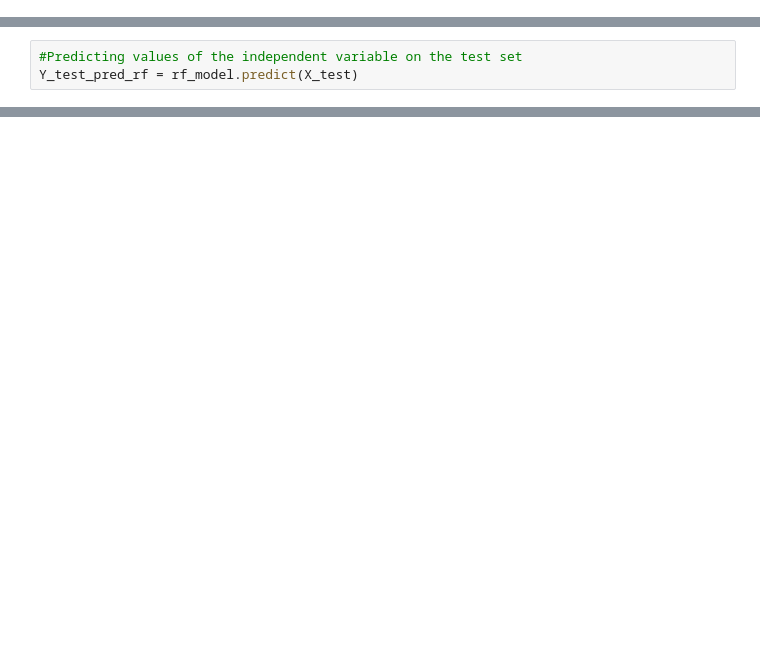
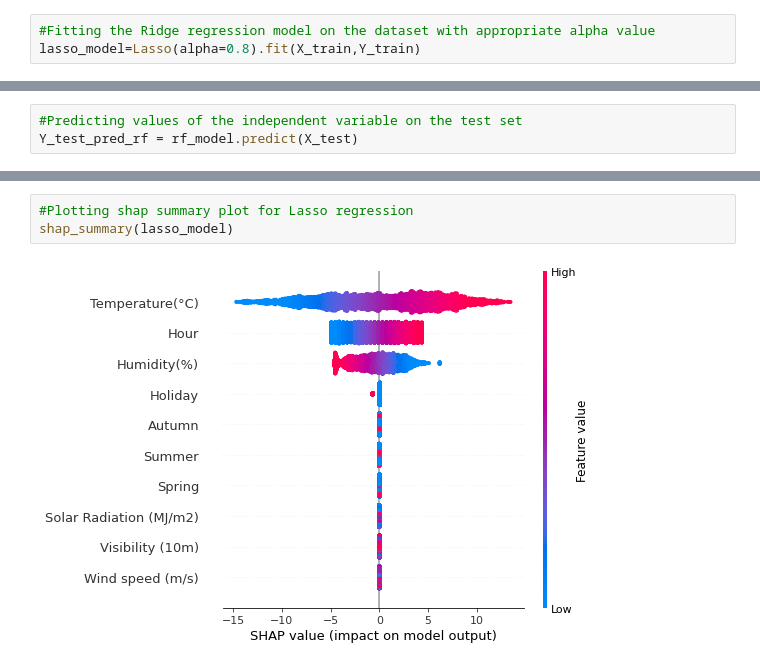
Before and after one commit to Syed-Adnan-S/Bike-Sharing-Demand-Prediction-Capstone-Project, a Jupyter notebook: Bike_Sharing_Demand_Prediction_Capstone_Project_Syed_Adnan_S.ipynb, the cells around one changed output, grey strips where cells are left out. Saved outputs shown, nothing was run; the diff lists cells and outputs as text; blank space fills up the shorter version.

```diff
--- a/Bike_Sharing_Demand_Prediction_Capstone_Project_Syed_Adnan_S.ipynb
+++ b/Bike_Sharing_Demand_Prediction_Capstone_Project_Syed_Adnan_S.ipynb
@@ -983,6 +984,9 @@ print(f'\nUsing {lasso_model.best_params_} as the value for aplha gives us a neg
 The best value for alpha in ridge regression through GridSearchCV is found to be {'alpha': 0.8}
 
 Using {'alpha': 0.8} as the value for aplha gives us a negative mean squared error of: -84.8604928769993
+# %%
+#Fitting the Ridge regression model on the dataset with appropriate alpha value
+lasso_model=Lasso(alpha=0.8).fit(X_train,Y_train)
 # %%
 #Predicting values of the independent variable on the test set
 Y_test_pred_lasso = lasso_model.predict(X_test)
@@ -1068,0 +1113,5 @@ This estimator builds an additive model in a forward stage-wise fashion; it allo
+# %%
+#Plotting shap summary plot for Lasso regression
+shap_summary(lasso_model)
+# %% [output]
+[figure, added]
```
Also changed, not shown: parts of 30 cells of this notebook.
